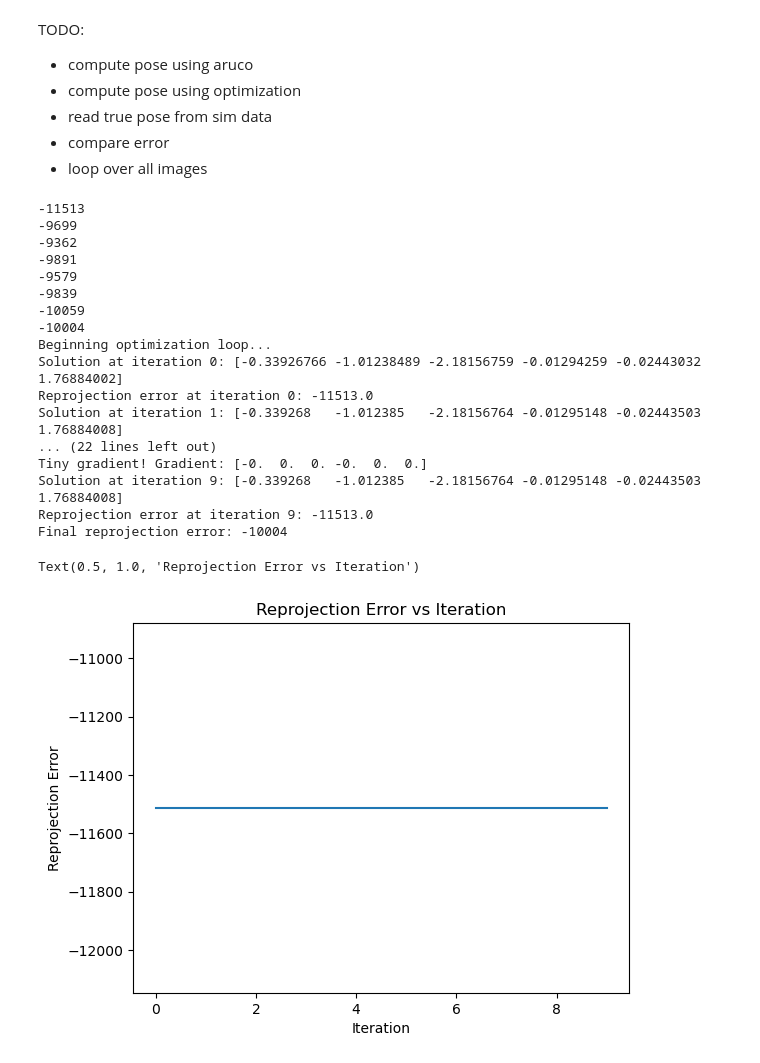
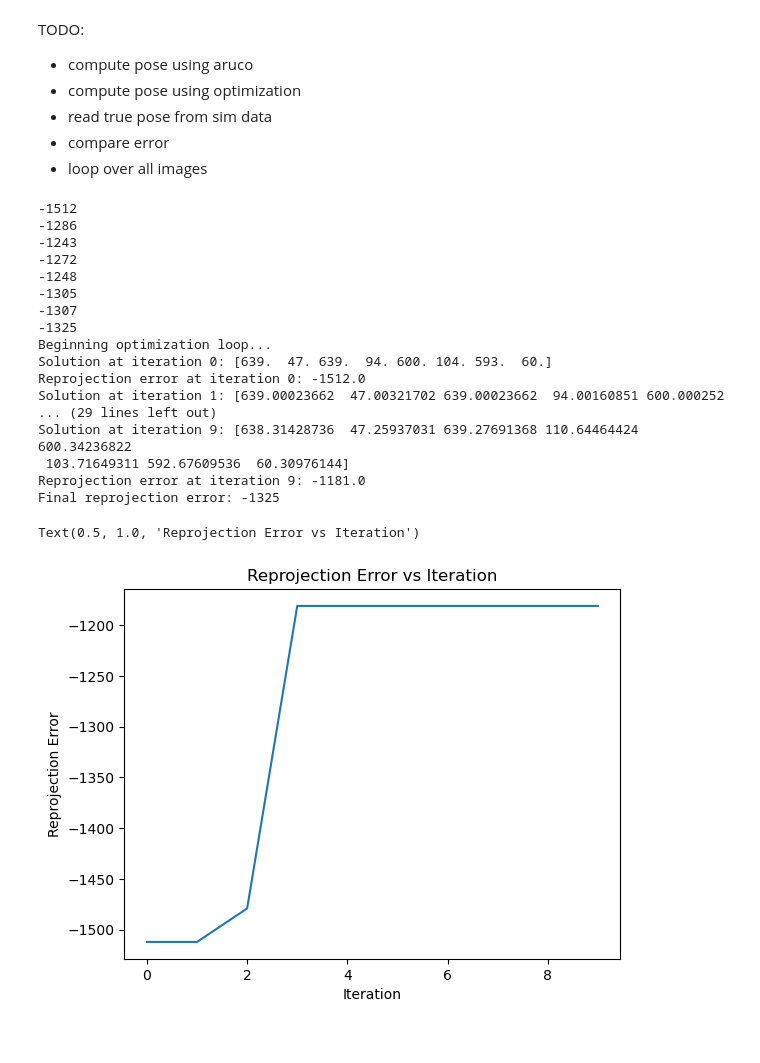
Before and after one commit to abhay-negi-usc/marker_detection_failure_recovery, a Jupyter notebook: pose_estimation_model/optimal_overlap_pose_estimation_proto.ipynb, the cells around one changed output. Cells and saved outputs as stored; diff of their text form; code cells hidden in the pictures.

```diff
--- a/pose_estimation_model/optimal_overlap_pose_estimation_proto.ipynb
+++ b/pose_estimation_model/optimal_overlap_pose_estimation_proto.ipynb
@@ -331,13 +237,36 @@ marker_corners_3d = [
 ]
 marker_corners_3d = np.array(marker_corners_3d, dtype=np.float32)
 
-# define camera matrix - for iphone camera (approx)
-# fxy = 2940 / 10000
-fxy = 3580
-fx = fxy
-fy = fxy
-cx = 640/2
-cy = 480/2
+camera = "isaac" # isaac, iphone, ipad
+
+if camera == "isaac":
+    # assume isaac sim default
+    width = 640
+    height = 480
+    focal_length = 24.0
+    horiz_aperture = 20.955
+    # Pixels are square so we can do:
+    vert_aperture = height/width * horiz_aperture
+    fov = 2 * math.atan(horiz_aperture / (2 * focal_length))
+    # compute focal point and center
+    fx = width * focal_length / horiz_aperture
+    fy = height * focal_length / vert_aperture
+    cx = width / 2
+    cy = height /2
+else:
+    if camera == "iphone":
+        # assume iphone camera default
+        fx = 2940 / 10000
+    if camera == "ipad":
+        # assume ipad camera default
+        fx = 3580
+    fxy = 2940 / 10000 # for iphone camera (approx)
+    fxy = 3580 # for ipad camera (approx)
+    fx = fxy
+    fy = fxy
+    cx = 640/2
+    cy = 480/2
+
 camera_matrix = np.array([
     [fx,0,cx],
     [0,fy,cy],
@@ -345,7 +274,7 @@ camera_matrix = np.array([
 ])
 # %%
 # loop through image pairs
-img_index = 4
+img_index = 5
 for index, image_pair in enumerate(image_pair_set.image_pairs):
 
     if index == img_index: # select specific image
@@ -412,7 +341,7 @@ for index, image_pair in enumerate(image_pair_set.image_pairs):
         # (2) optimization loop to refine pose of marker
         print("Beginning optimization loop...")
         # TODO: make a config dict
-        opt_var = "pose" # "pose" or "corners"
+        opt_var = "corners" # "pose" or "corners"
         N = 10
         eps = 1e-16
         errors = np.zeros(N)
@@ -423,7 +352,7 @@ for index, image_pair in enumerate(image_pair_set.image_pairs):
             solutions[0] = np.concatenate((initial_rotation_sol, initial_translation_sol), axis=0).transpose()
             grads = np.zeros((N, 6))
         elif opt_var == "corners":
-            alpha = 1e-5
+            alpha = 1e-4
             solutions = np.zeros((N, 8))
             solutions[0] = initial_marker_corners_2d.flatten()
             grads = np.zeros((N, 8))
@@ -465,50 +394,50 @@ for index, image_pair in enumerate(image_pair_set.image_pairs):
                     camera_matrix,      # Camera matrix (intrinsics)
                     dist_coeffs         # Distortion coefficients (can be None if no distortion)
                 )
                 reprojected_marker_image, reprojected_marker_mask, blended_image = marker_reprojection(img, pred_np, marker_img, marker_corners_2d, marker_corners_3d, rotation_vector, translation_vector, camera_matrix, dist_coeffs, 0.8)
 
             # compute error between reprojected marker and pred
             errors[i] = image_overlap_error(img, pred_np, reprojected_marker_image, reprojected_marker_mask)
 
             if i % 1 == 0:
                 print(f"Solution at iteration {i}: {solutions[i]}")
                 print(f"Reprojection error at iteration {i}: {errors[i]}")
 
         # (3) show final image
         blended_image = Image.fromarray(blended_image)
         blended_image.show()
 
         break
 
 # print(min_reprojection_error)
 
 print(f"Final reprojection error: {reprojection_error}")
 
 # plot reprojection error vs iteration
 plt.plot(errors)
 plt.xlabel("Iteration")
 plt.ylabel("Reprojection Error")
 plt.title("Reprojection Error vs Iteration")
 # %% [output]
--11513
--9699
--9362
--9891
--9579
--9839
--10059
--10004
+-1512
+-1286
+-1243
+-1272
+-1248
+-1305
+-1307
+-1325
 Beginning optimization loop...
-Solution at iteration 0: [-0.33926766 -1.01238489 -2.18156759 -0.01294259 -0.02443032  1.76884002]
-Reprojection error at iteration 0: -11513.0
-Solution at iteration 1: [-0.339268   -1.012385   -2.18156764 -0.01295148 -0.02443503  1.76884008]
-... (22 lines left out)
-Tiny gradient! Gradient: [-0.  0.  0. -0.  0.  0.]
-Solution at iteration 9: [-0.339268   -1.012385   -2.18156764 -0.01295148 -0.02443503  1.76884008]
-Reprojection error at iteration 9: -11513.0
-Final reprojection error: -10004
+Solution at iteration 0: [639.  47. 639.  94. 600. 104. 593.  60.]
+Reprojection error at iteration 0: -1512.0
+Solution at iteration 1: [639.00023662  47.00321702 639.00023662  94.00160851 600.000252
+... (29 lines left out)
+Solution at iteration 9: [638.31428736  47.25937031 639.27691368 110.64464424 600.34236822
+ 103.71649311 592.67609536  60.30976144]
+Reprojection error at iteration 9: -1181.0
+Final reprojection error: -1325
 Text(0.5, 1.0, 'Reprojection Error vs Iteration')
-[figure, old version]
+[figure, new version]
 # %%
 img = img
 img_mask = pred_np
```
Also changed, not shown: parts of 4 cells of this notebook, 1 other file.
